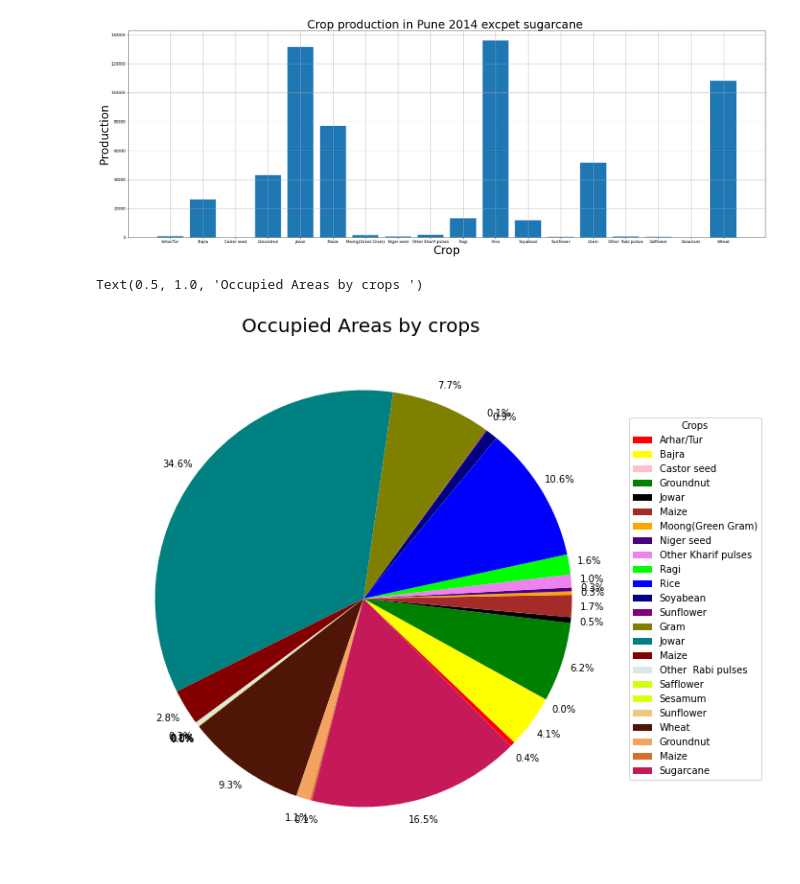
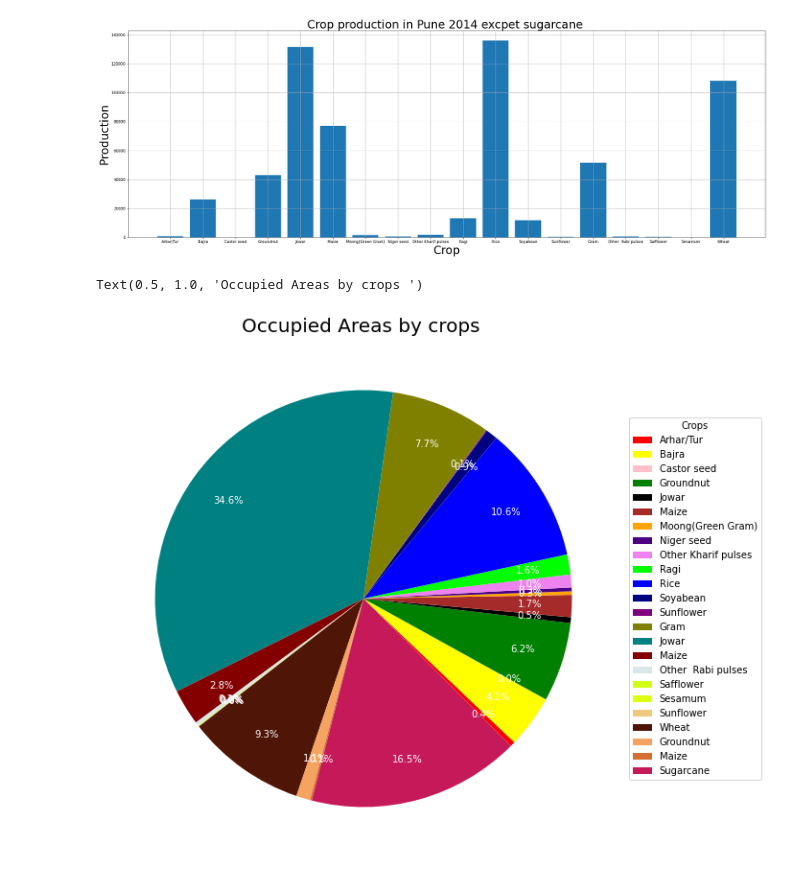
Before and after one commit to sanket9921/Graphs-of-Crops-and-their-poduction, a Jupyter notebook: Agriculture.ipynb, the cells around one changed output. Drawn from its saved outputs; the diff is of its cells as text; code cells hidden in the pictures.

```diff
--- a/Agriculture.ipynb
+++ b/Agriculture.ipynb
@@ -74,15 +86,15 @@ plt.grid(True)
 [figure]
 # %%
 
-fig, ax = plt.subplots(figsize=(15, 10), subplot_kw=dict(aspect="equal"))
+fig, ax = plt.subplots(figsize=(15, 10))
 colors = ['red','yellow','pink','green','black','brown','orange','indigo','violet','lime','blue','navy','purple','olive'
          ,'teal','#840000','#dae6e9','#d0ff14','#dfff11','#eec87c','#4f1507','#f4a460','#d46f31','#c51959','#f7d6cb','#ed0dd9'
          '#46295a','#606865','#3a514d','#7a1f3d']
-ax.pie(P.Area, autopct='%1.1f%%',textprops=dict(color="k"),colors = colors,pctdistance=1.1,startangle = -45)
+ax.pie(P.Area, autopct='%1.1f%%',textprops=dict(color="w"),pctdistance=0.8,colors = colors,startangle = -45)
 
 ax.legend(P.Crop,title="Crops",loc="center left",bbox_to_anchor=(1, 0, 5, 1))
 
 plt.title('Occupied Areas by crops ',fontsize = 20)
 # %% [output]
 Text(0.5, 1.0, 'Occupied Areas by crops ')
-[figure, old version]
+[figure, new version]
```
Also changed, not shown: parts of 4 cells of this notebook.
